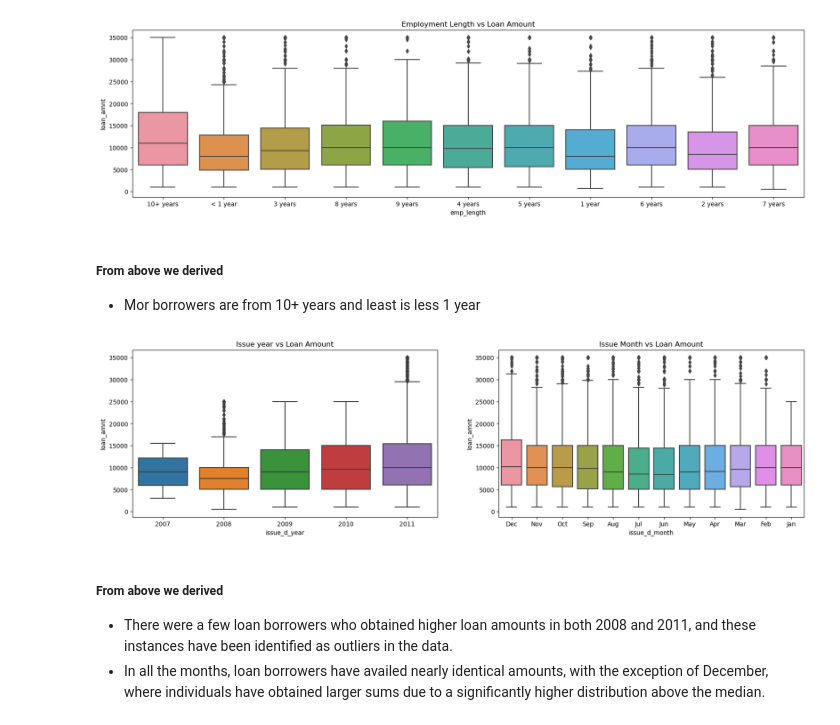
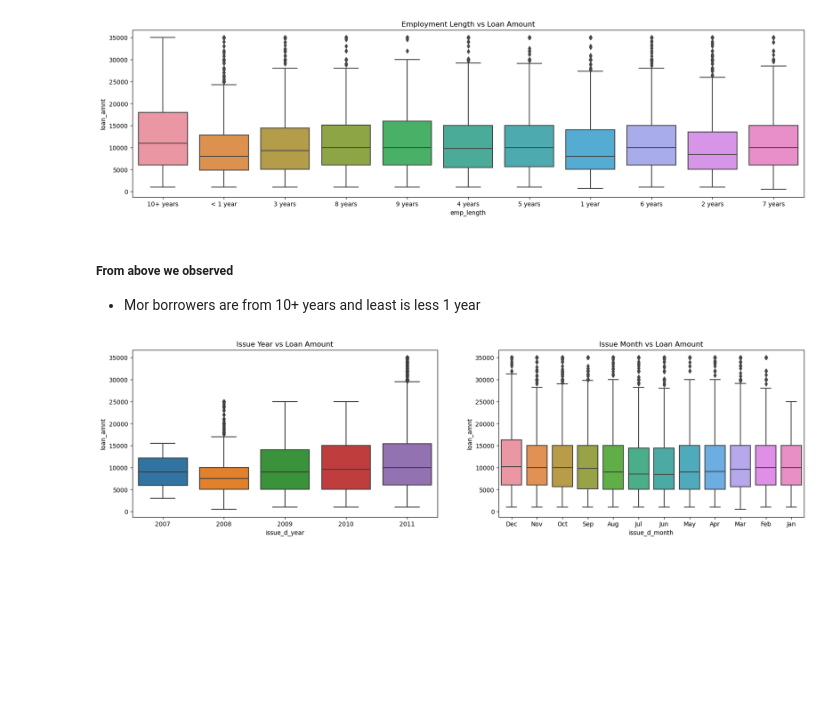
Before and after one commit to SanjayaKumarSahoo/lending-club-case-study, a Jupyter notebook: Group_Facilitator_Name.ipynb, the cells around one changed output. Saved outputs shown, nothing was run; the diff lists cells and outputs as text; code cells hidden in the pictures; blank space fills up the shorter version.

```diff
--- a/Group_Facilitator_Name.ipynb
+++ b/Group_Facilitator_Name.ipynb
@@ -1027,22 +1027,17 @@ plt.title('Employment Length vs Loan Amount')
 plt.show()
 # %% [output]
 [figure]
-# %% [markdown]
-##### From above we derived
-- Mor borrowers are from 10+ years and least is less 1 year
-# %%
-plt.figure(figsize=(20,5))
-plt.subplot(121)
-sns.boxplot(x=loan.issue_d_year, y=loan.loan_amnt, data=loan)
-plt.title('Issue year vs Loan Amount')
-plt.subplot(122)
-sns.boxplot(x=loan.issue_d_month, y=loan.loan_amnt, data=loan)
-plt.title('Issue Month vs Loan Amount')
-plt.show()
-# %% [output]
-[figure, removed]
-# %% [markdown]
-##### From above we derived
-
-- There were a few loan borrowers who obtained higher loan amounts in both 2008 and 2011, and these instances have been identified as outliers in the data.
-- In all the months, loan borrowers have availed nearly identical amounts, with the exception of December, where individuals have obtained larger sums due to a significantly higher distribution above the median.
+# %% [markdown]
+##### From above we observed
+- Mor borrowers are from 10+ years and least is less 1 year
+# %%
+plt.figure(figsize=(20,5))
+plt.subplot(121)
+sns.boxplot(x=loan.issue_d_year, y=loan.loan_amnt, data=loan)
+plt.title('Issue Year vs Loan Amount')
+plt.subplot(122)
+sns.boxplot(x=loan.issue_d_month, y=loan.loan_amnt, data=loan)
+plt.title('Issue Month vs Loan Amount')
+plt.show()
+# %% [output]
+[figure, added]
```
Also changed, not shown: parts of 50 cells of this notebook.
